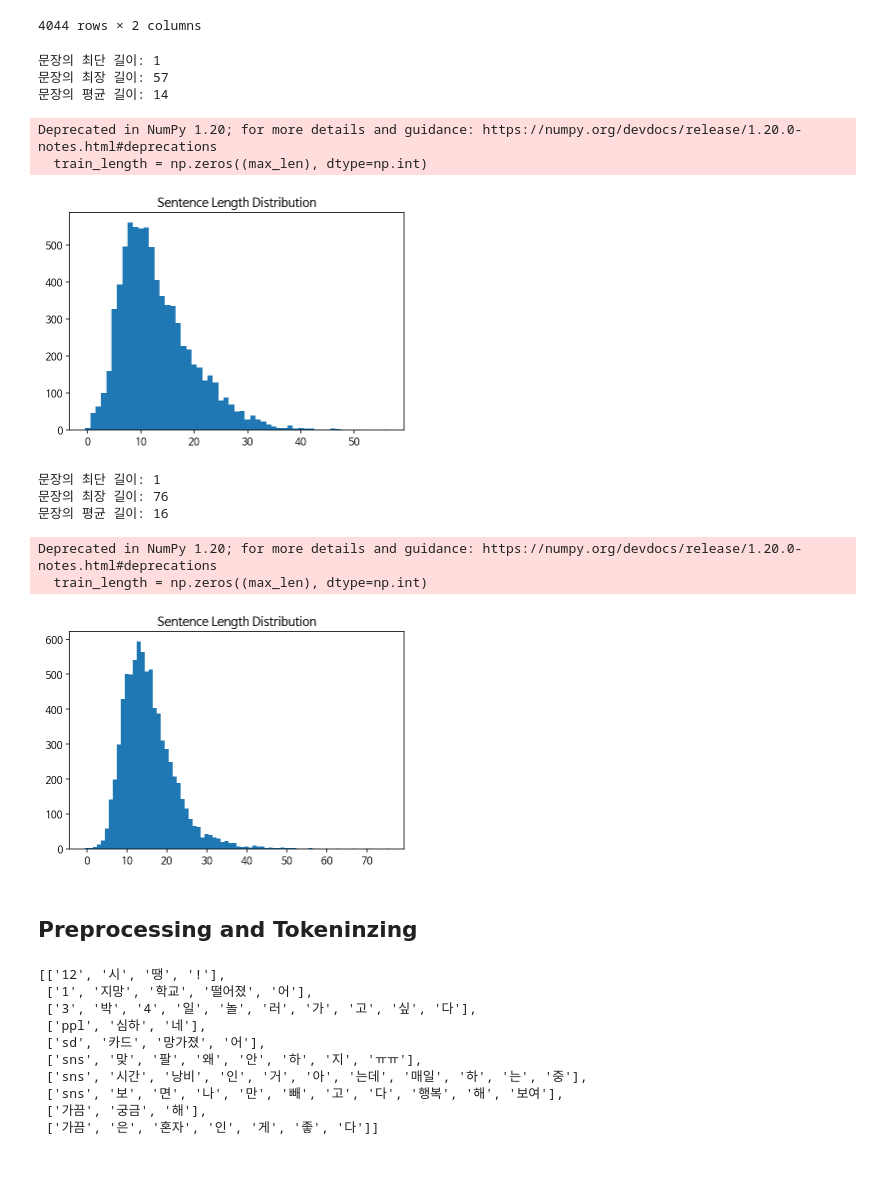
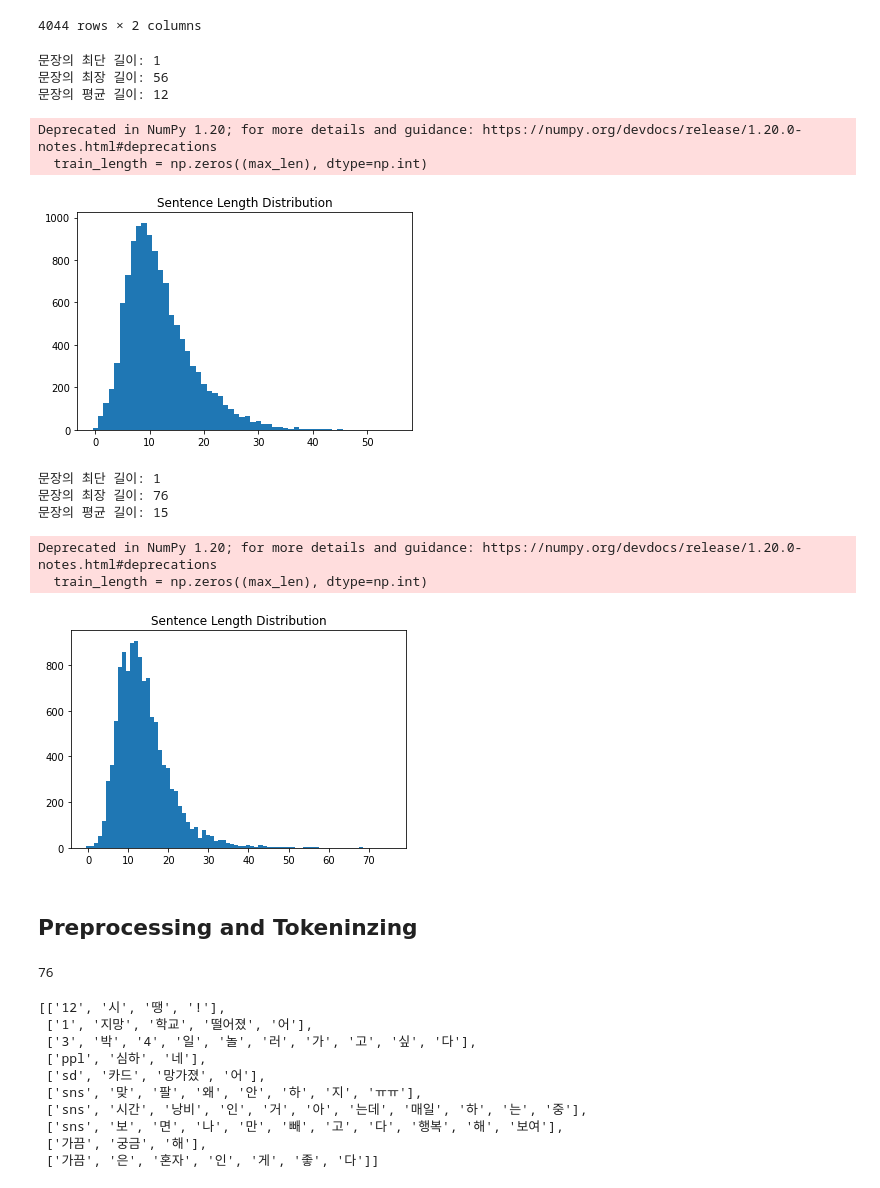
Before and after one commit to jungyongji/first-repository, a Jupyter notebook: [GD-11~12] The translator is also good at conversation.ipynb, the cells around one changed output. Drawn from its saved outputs; the diff is of its cells as text; code cells hidden in the pictures.

```diff
--- a/[GD-11~12] The translator is also good at conversation.ipynb
+++ b/[GD-11~12] The translator is also good at conversation.ipynb
@@ -26,12 +0,0 @@ zip_path = tf.keras.utils.get_file(
-# %%
-file_path = os.path.dirname(zip_path)+"/spa-eng/spa.txt"
-
-with open(file_path, "r") as f:
-    spa_eng_sentences = f.read().splitlines()
-
-spa_eng_sentences = list(set(spa_eng_sentences))
-total_sentence_count = len(spa_eng_sentences)
-print("Example:", total_sentence_count)
-
-for sen in spa_eng_sentences[0:100][::20]:
-    print(">>", sen)
@@ -55,14 +0,0 @@ spa_eng_sentences = list(map(preprocess_sentence, spa_eng_sentences))
-# %%
-test_sentence_count = total_sentence_count // 200
-print("Test Size: ", test_sentence_count)
-print("\n")
-
-train_spa_eng_sentences = spa_eng_sentences[:-test_sentence_count]
-test_spa_eng_sentences = spa_eng_sentences[-test_sentence_count:]
-print("Train Example:", len(train_spa_eng_sentences))
-for sen in train_spa_eng_sentences[0:100][::20]:
-    print(">>", sen)
-print("\n")
-print("Test Example:", len(test_spa_eng_sentences))
-for sen in test_spa_eng_sentences[0:100][::20]:
-    print(">>", sen)
@@ -1134,39 +117,39 @@ data[data.duplicated(['A'])]
 # %%
 min_len = 999
 max_len = 0
 sum_len = 0
 
-for sen in questions:
+for sen in data['Q']:
     length = len(sen)
     if min_len > length: min_len = length
     if max_len < length: max_len = length
     sum_len += length
 
 print("문장의 최단 길이:", min_len)
 print("문장의 최장 길이:", max_len)
-print("문장의 평균 길이:", sum_len // len(questions))
+print("문장의 평균 길이:", sum_len // len(data['Q']))
 
 train_length = np.zeros((max_len), dtype=np.int)
 
-for sen in questions:   # 중복이 제거된 코퍼스 기준
+for sen in data['Q']:   # 중복이 제거된 코퍼스 기준
     train_length[len(sen)-1] += 1
 
 plt.bar(range(max_len), train_length, width=1.0)
 plt.title("Sentence Length Distribution")
 plt.show()
 # %% [output]
 문장의 최단 길이: 1
-문장의 최장 길이: 57
-문장의 평균 길이: 14
+문장의 최장 길이: 56
+문장의 평균 길이: 12
 Deprecated in NumPy 1.20; for more details and guidance: https://numpy.org/devdocs/release/1.20.0-notes.html#deprecations
   train_length = np.zeros((max_len), dtype=np.int)
-[figure, old version]
+[figure, new version]
 # %%
 min_len = 999
 max_len = 0
 sum_len = 0
 
-for sen in answers:
+for sen in data['A']:
     length = len(sen)
     if min_len > length: min_len = length
     if max_len < length: max_len = length
@@ -1174,11 +157,11 @@ for sen in answers:
 
 print("문장의 최단 길이:", min_len)
 print("문장의 최장 길이:", max_len)
-print("문장의 평균 길이:", sum_len // len(answers))
+print("문장의 평균 길이:", sum_len // len(data['A']))
 
 train_length = np.zeros((max_len), dtype=np.int)
 
-for sen in answers:   # 중복이 제거된 코퍼스 기준
+for sen in data['A']:   # 중복이 제거된 코퍼스 기준
     train_length[len(sen)-1] += 1
 
 plt.bar(range(max_len), train_length, width=1.0)
@@ -1187,10 +170,10 @@ plt.show()
 # %% [output]
 문장의 최단 길이: 1
 문장의 최장 길이: 76
-문장의 평균 길이: 16
+문장의 평균 길이: 15
 Deprecated in NumPy 1.20; for more details and guidance: https://numpy.org/devdocs/release/1.20.0-notes.html#deprecations
   train_length = np.zeros((max_len), dtype=np.int)
-[figure, old version]
+[figure, new version]
 # %% [markdown]
 ## Preprocessing and Tokeninzing
 # %%
@@ -1203,6 +186,17 @@ def preprocess_sentence(sentence):
     sentence = sentence.strip()
 
     return sentence
+# %%
+temp = []
+max = 0
+for i in data['A']:
+    length = len(preprocess_sentence(i))
+    if max_len < length: max_len = length
+    temp.append(preprocess_sentence(i))
+
+print(max_len)
+# %% [output]
+76
 # %%
 def build_corpus(row_file):
     que_corpus = []
```
Also changed, not shown: parts of 88 cells of this notebook.
